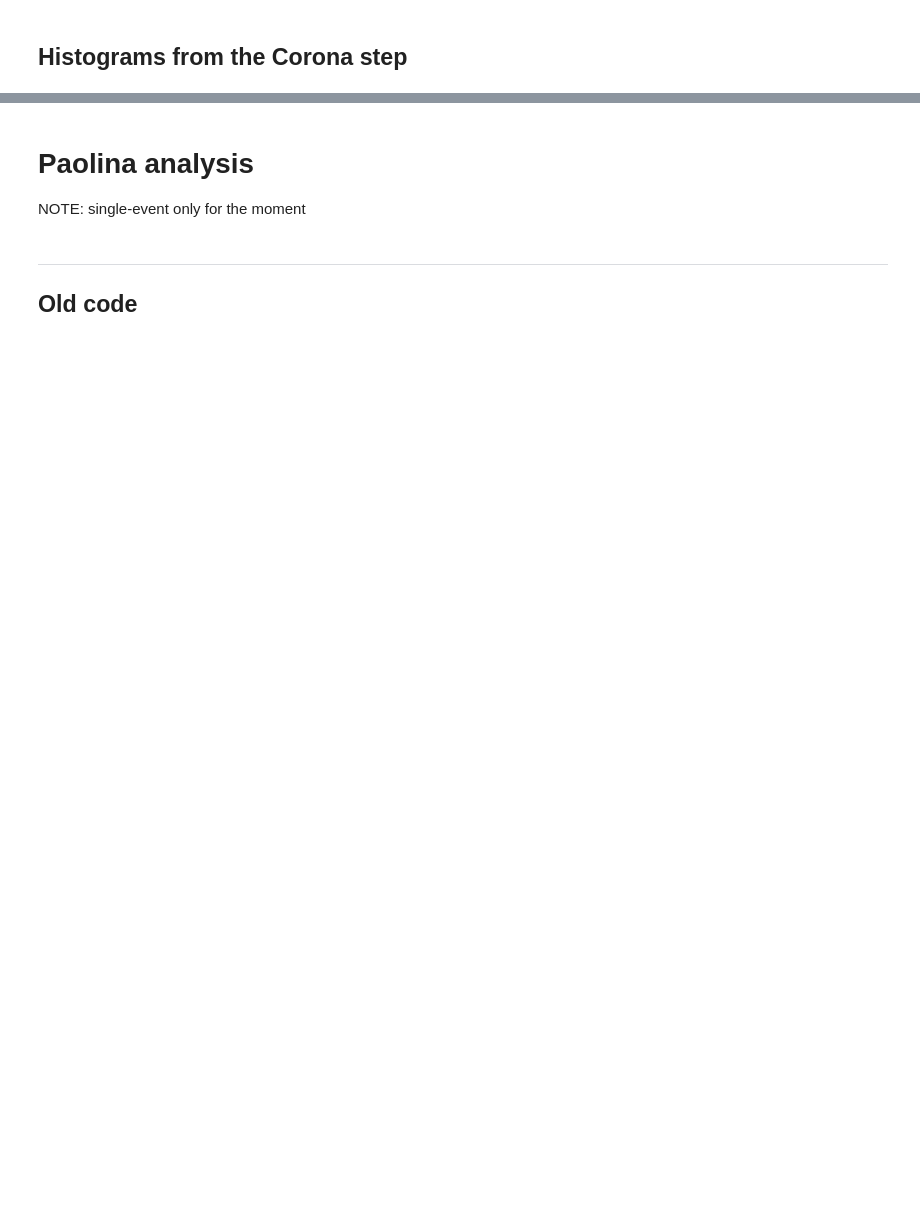
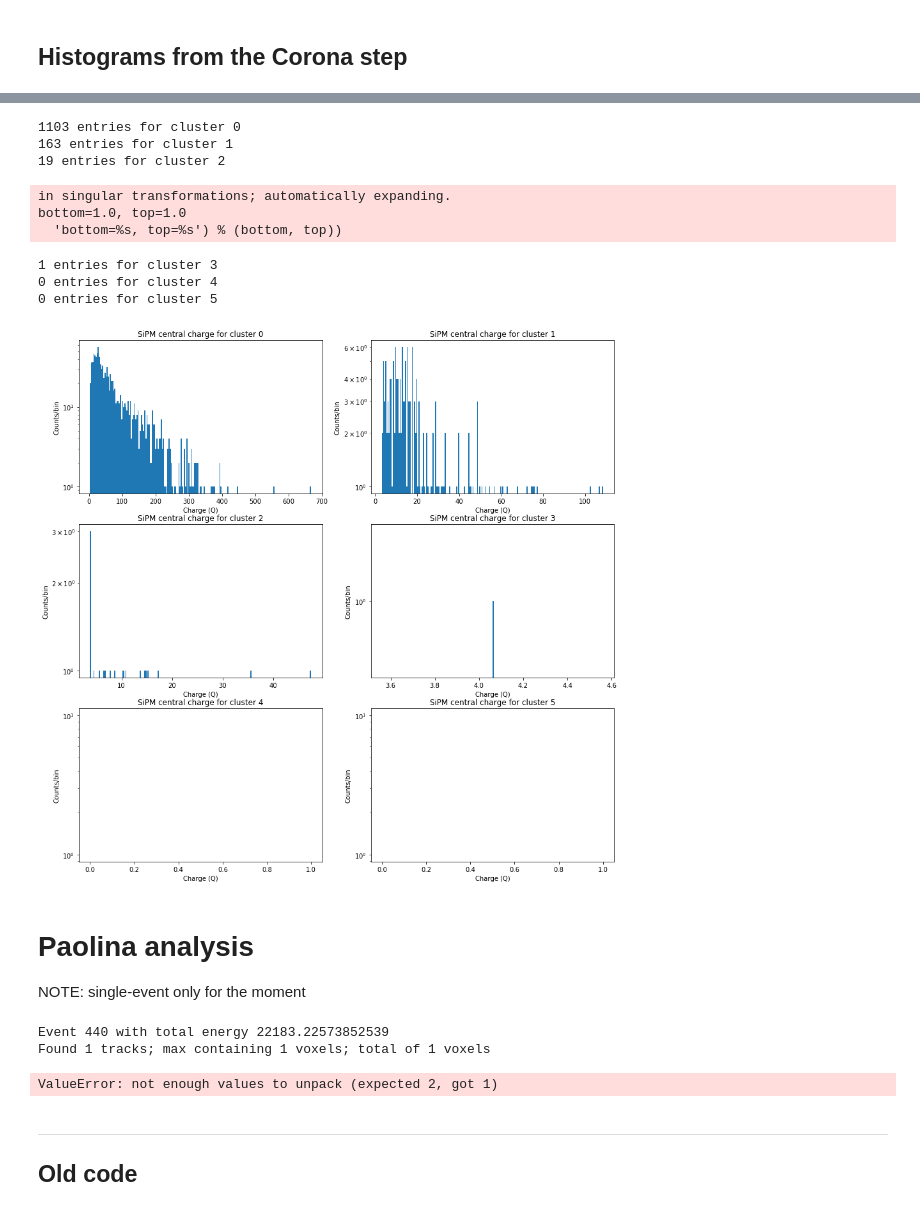
Before and after one commit to paolafer/ICARO, a Jupyter notebook: invisible_cities/utils/paolina_test.ipynb, the cells around one changed output, grey strips where cells are left out. Cells and saved outputs as stored; diff of their text form; code cells hidden in the pictures; blank space fills up the shorter version.

```diff
--- a/invisible_cities/utils/paolina_test.ipynb
+++ b/invisible_cities/utils/paolina_test.ipynb
@@ -343,3 +352,30 @@ ax2.set_ylabel("SiPM charge")
+# %%
+# cluster charges
+fig = plt.figure(4);
+fig.set_figheight(15.0);
+fig.set_figwidth(15.0);
+
+# charge histograms for max clusters
+for n in range(nccenters):
+    splt_str = "32{0}".format(n+1)
+    ax1 = fig.add_subplot(splt_str);
+    plt.hist(l_qsipm_iccenter[n],bins=200)
+    ax1.set_title("SiPM central charge for cluster {0}".format(n))
+    ax1.set_xlabel("Charge (Q)")
+    ax1.set_ylabel("Counts/bin")
+    ax1.set_yscale("log")
+    print("{0} entries for cluster {1}".format(len(l_qsipm_iccenter[n]),n))
+# %% [output]
+1103 entries for cluster 0
+163 entries for cluster 1
+19 entries for cluster 2
+in singular transformations; automatically expanding.
+bottom=1.0, top=1.0
+  'bottom=%s, top=%s') % (bottom, top))
+1 entries for cluster 3
+0 entries for cluster 4
+0 entries for cluster 5
+[figure, added]
 # %% [markdown]
 # Paolina analysis
 NOTE: single-event only for the moment
@@ -349,6 +385,8 @@ vol_max = np.array([250, 250, 400],dtype=np.int16)  # volume maximum (x,y,z)
 vox_size = np.array([10, 10, 10],dtype=np.int16)    # voxel size
 blob_radius = 30.                    # blob radius in mm
 # %%
+nevt = 0
+hitc = hitc_evt[nevt]
 evt_E = sum([hh.E for hh in hitc])
 print("Event {0} with total energy {1}".format(evt_number,evt_E))
 
@@ -429,6 +467,10 @@ ax3.scatter(b.pos[0],b.pos[2],marker='x',s=200,color='red')
 
 print("Extreme0 at ({0},{1},{2})".format(a.pos[0],a.pos[1],a.pos[2]))
 print("Extreme1 at ({0},{1},{2})".format(b.pos[0],b.pos[1],b.pos[2]))
+# %% [output]
+Event 440 with total energy 22183.22573852539
+Found 1 tracks; max containing 1 voxels; total of 1 voxels
+ValueError: not enough values to unpack (expected 2, got 1)
 # %%
 # plot the clusters in 3D
 carr_x = []; carr_y = []; carr_z = []; carr_c = []
```
Also changed, not shown: parts of 6 cells of this notebook.
